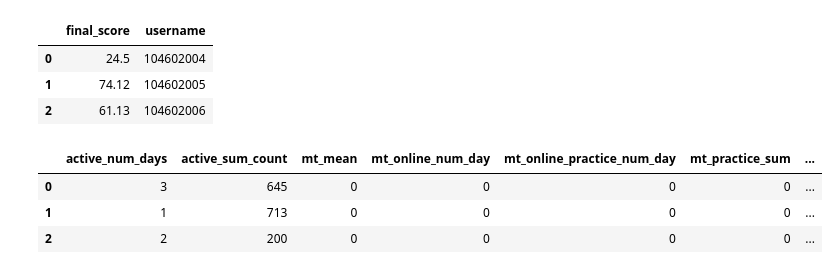
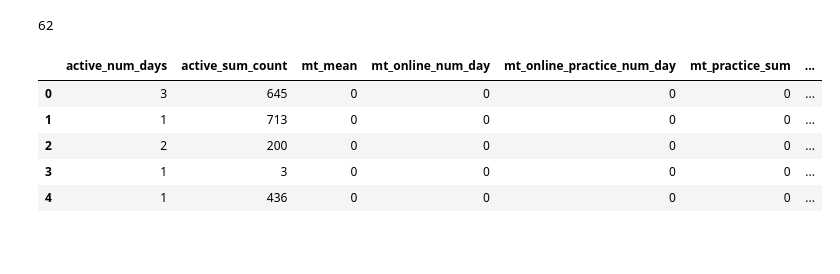
Before and after one commit to owen198/kslab, a Jupyter notebook: ds_comparision/ROC Curve.ipynb, the cells around one changed output. Drawn from its saved outputs; the diff is of its cells as text; code cells hidden in the pictures; blank space fills up the shorter version.

```diff
--- a/ds_comparision/ROC Curve.ipynb
+++ b/ds_comparision/ROC Curve.ipynb
@@ -42,27 +65,29 @@ score_df = score_df.drop(['_id'], axis=1)
 #score_df = df['final_score']
 #score_df = score_df.dropna()
 #score_df = score_df['final_score'].astype(float)
-score_df.head(3)
+len(score_df)
 # %% [output]
-|  | final_score | username |
-| 0 | 24.5 | 104602004 |
-| 1 | 74.12 | 104602005 |
-| 2 | 61.13 | 104602006 |
+62
 # %%
 db = conn['NCU_ETS']
 collection = db['ets_all_features_by_week']
 feature_df = pd.DataFrame(list(collection.find()))
 feature_df = feature_df.drop(['_id'], axis=1)
 
+feature_df = feature_df.fillna('0')
 #feature_df = df['final_score']
 #feature_df = score_df.dropna()
-#feature_df = score_df.astype(float)
-feature_df.head(3)
+#feature_df = feature_df.astype(float)
+
+#feature_df = feature_df.groupby(['username']).mean()
+feature_df.head(5)
 # %% [output]
 |  | active_num_days | active_sum_count | mt_mean | mt_online_num_day | mt_online_practice_num_day | mt_practice_sum | ... |
 | 0 | 3 | 645 | 0 | 0 | 0 | 0 | ... |
 | 1 | 1 | 713 | 0 | 0 | 0 | 0 | ... |
 | 2 | 2 | 200 | 0 | 0 | 0 | 0 | ... |
+| 3 | 1 | 3 | 0 | 0 | 0 | 0 | ... |
+| 4 | 1 | 436 | 0 | 0 | 0 | 0 | ... |
 # %%
 ncu_ets = pd.merge(feature_df, score_df, on='username')
 ncu_ets = ncu_ets.drop(['username'], axis=1)
```
Also changed, not shown: parts of 10 cells of this notebook, 3 other files.
